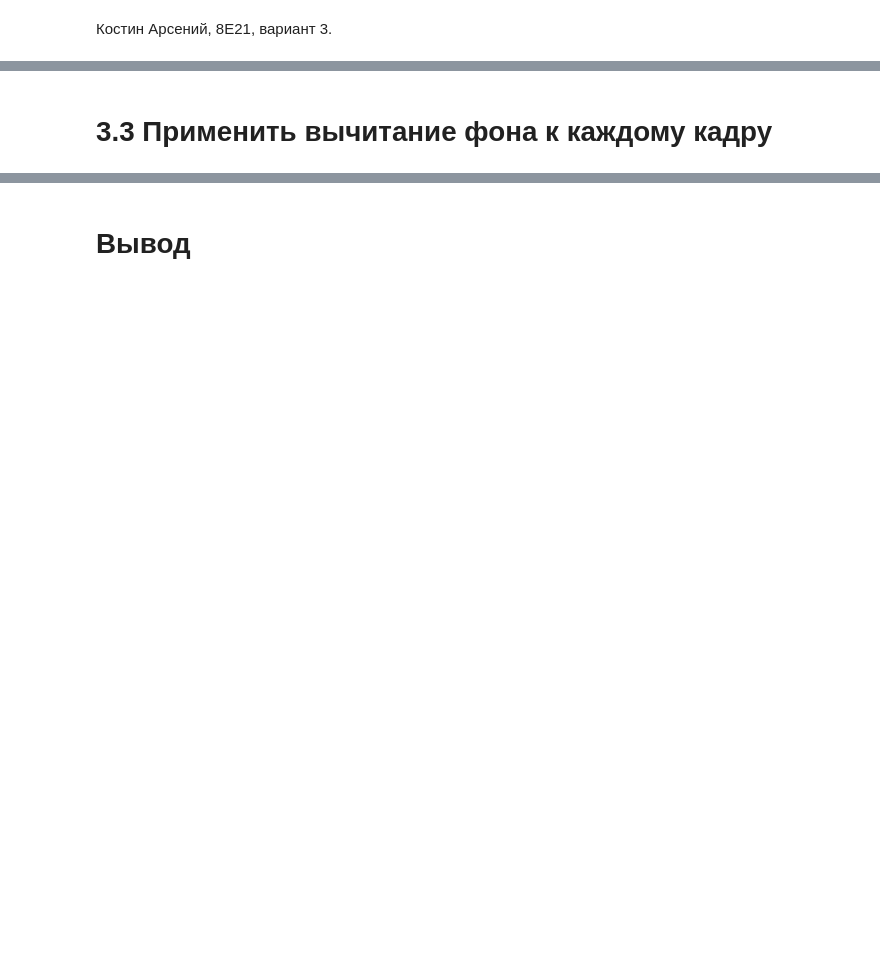
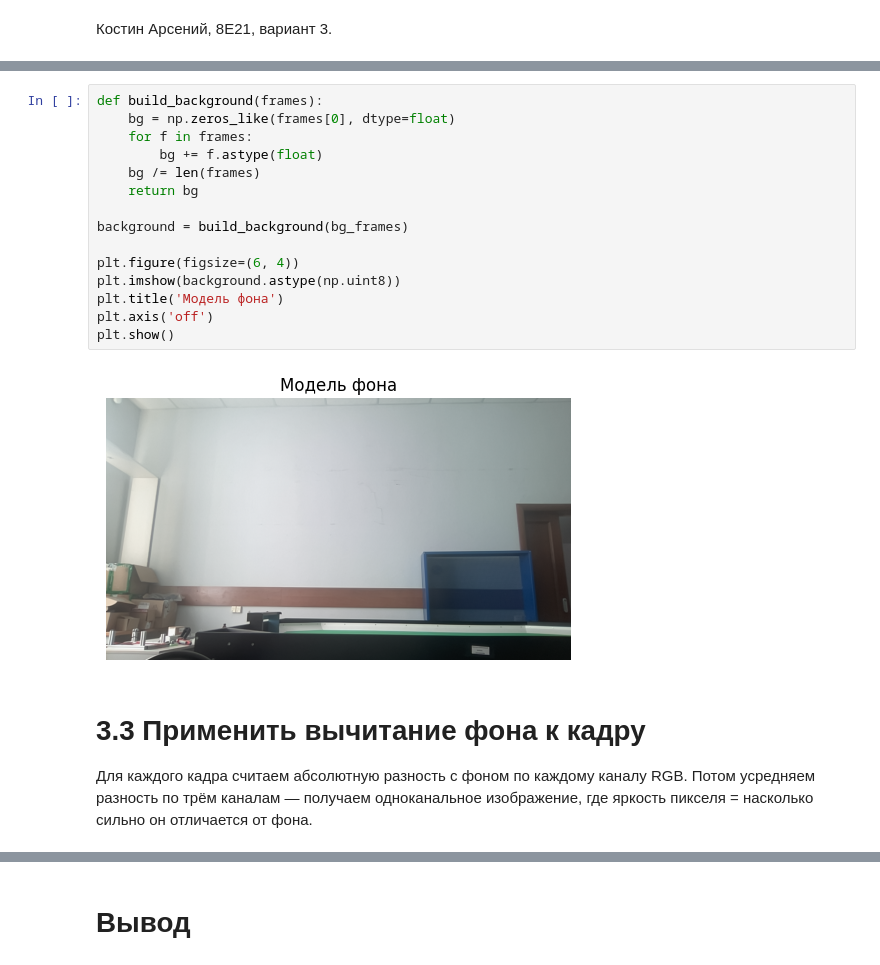
Before and after one commit to arskstn/cv-labs-sem8, a Jupyter notebook: labs/lab3.ipynb, the cells around one changed output, grey strips where cells are left out. Drawn from its saved outputs; the diff is of its cells as text; blank space fills up the shorter version.

```diff
--- a/labs/lab3.ipynb
+++ b/labs/lab3.ipynb
@@ -58,2 +134,21 @@ plt.show()
+# %%
+def build_background(frames):
+    bg = np.zeros_like(frames[0], dtype=float)
+    for f in frames:
+        bg += f.astype(float)
+    bg /= len(frames)
+    return bg
+
+background = build_background(bg_frames)
+
+plt.figure(figsize=(6, 4))
+plt.imshow(background.astype(np.uint8))
+plt.title('Модель фона')
+plt.axis('off')
+plt.show()
+# %% [output]
+[figure, added]
 # %% [markdown]
-# 3.3 Применить вычитание фона к каждому кадру
+# 3.3 Применить вычитание фона к кадру
+
+Для каждого кадра считаем абсолютную разность с фоном по каждому каналу RGB. Потом усредняем разность по трём каналам — получаем одноканальное изображение, где яркость пикселя = насколько сильно он отличается от фона.
```
Also changed, not shown: parts of 25 cells of this notebook, 4 other files.
